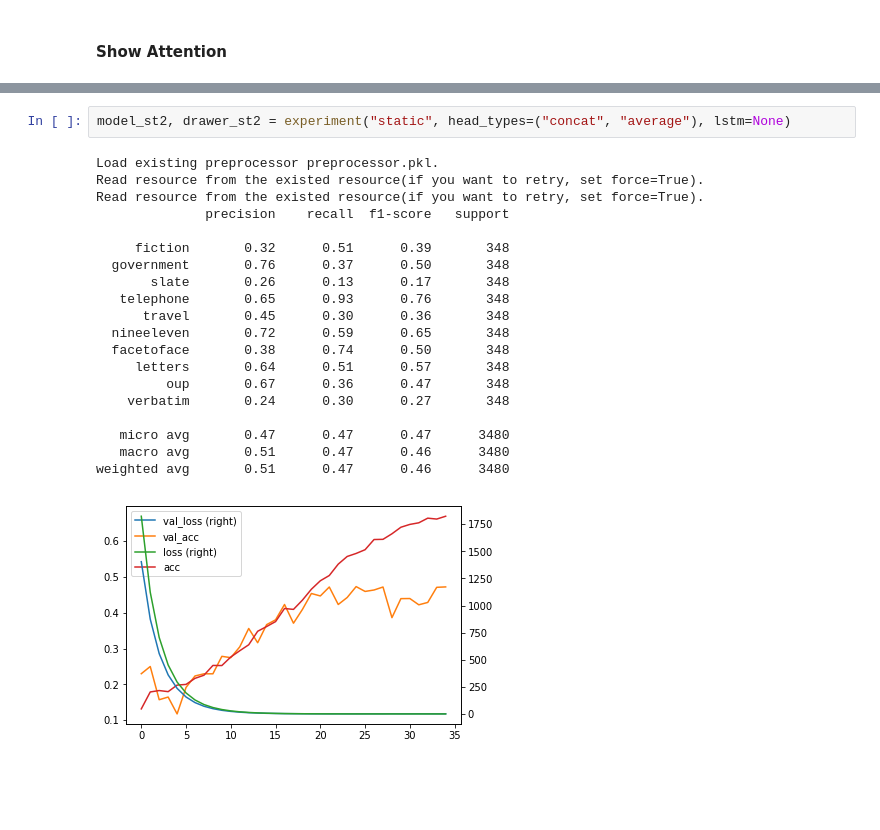
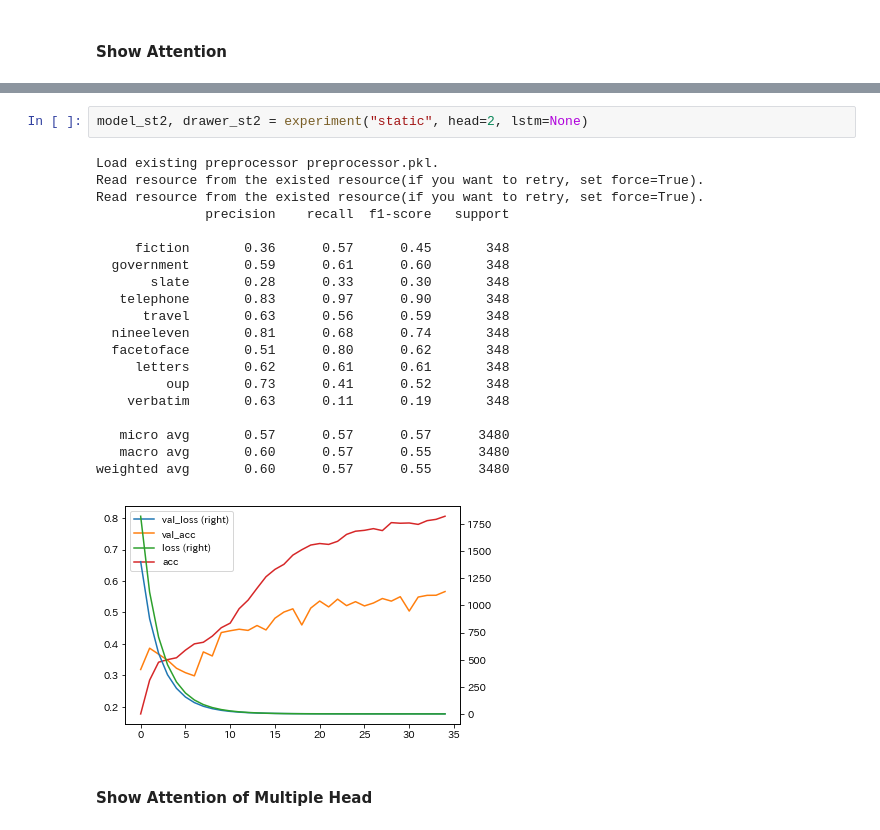
Before and after one commit to icoxfog417/graph-convolution-nlp, a Jupyter notebook: experiments/classification/model_analysis_for_attention.ipynb, the cells around one changed output, grey strips where cells are left out. Cells and saved outputs as stored; diff of their text form; blank space fills up the shorter version.

```diff
--- a/experiments/classification/model_analysis_for_attention.ipynb
+++ b/experiments/classification/model_analysis_for_attention.ipynb
@@ -245,23 +247,25 @@ weighted avg       0.32      0.31      0.27      3480
 # %%
-model_st2, drawer_st2 = experiment("static", head_types=("concat", "average"), lstm=None)
+model_st2, drawer_st2 = experiment("static", head=2, lstm=None)
 # %% [output]
 Load existing preprocessor preprocessor.pkl.
 Read resource from the existed resource(if you want to retry, set force=True).
 Read resource from the existed resource(if you want to retry, set force=True).
               precision    recall  f1-score   support
 
-     fiction       0.32      0.51      0.39       348
-  government       0.76      0.37      0.50       348
-       slate       0.26      0.13      0.17       348
-   telephone       0.65      0.93      0.76       348
-      travel       0.45      0.30      0.36       348
-  nineeleven       0.72      0.59      0.65       348
-  facetoface       0.38      0.74      0.50       348
-     letters       0.64      0.51      0.57       348
-         oup       0.67      0.36      0.47       348
-    verbatim       0.24      0.30      0.27       348
+     fiction       0.36      0.57      0.45       348
+  government       0.59      0.61      0.60       348
+       slate       0.28      0.33      0.30       348
+   telephone       0.83      0.97      0.90       348
+      travel       0.63      0.56      0.59       348
+  nineeleven       0.81      0.68      0.74       348
+  facetoface       0.51      0.80      0.62       348
+     letters       0.62      0.61      0.61       348
+         oup       0.73      0.41      0.52       348
+    verbatim       0.63      0.11      0.19       348
 
-   micro avg       0.47      0.47      0.47      3480
-   macro avg       0.51      0.47      0.46      3480
-weighted avg       0.51      0.47      0.46      3480
+   micro avg       0.57      0.57      0.57      3480
+   macro avg       0.60      0.57      0.55      3480
+weighted avg       0.60      0.57      0.55      3480
-[figure, old version]
+[figure, new version]
+# %% [markdown]
+#### Show Attention of Multiple Head
```
Also changed, not shown: parts of 13 cells of this notebook, 8 other files.
